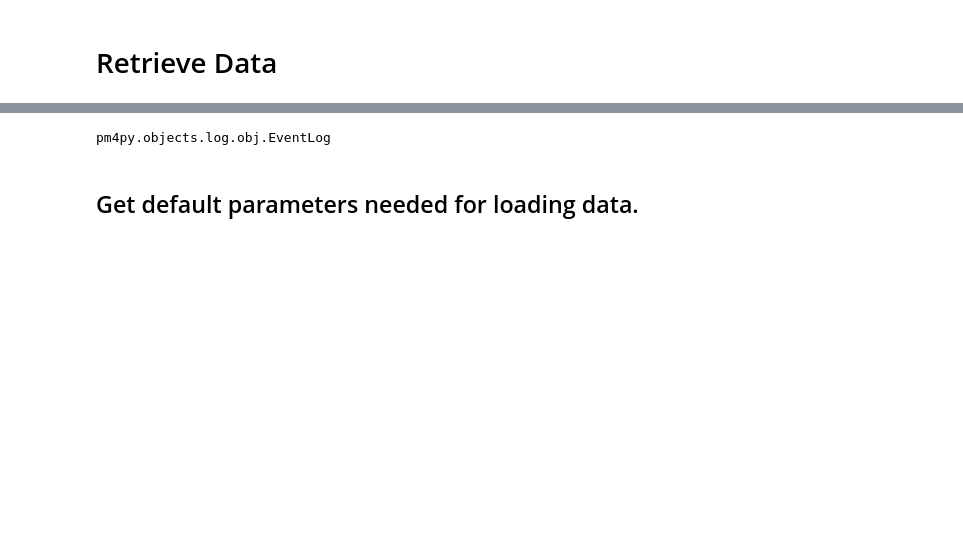
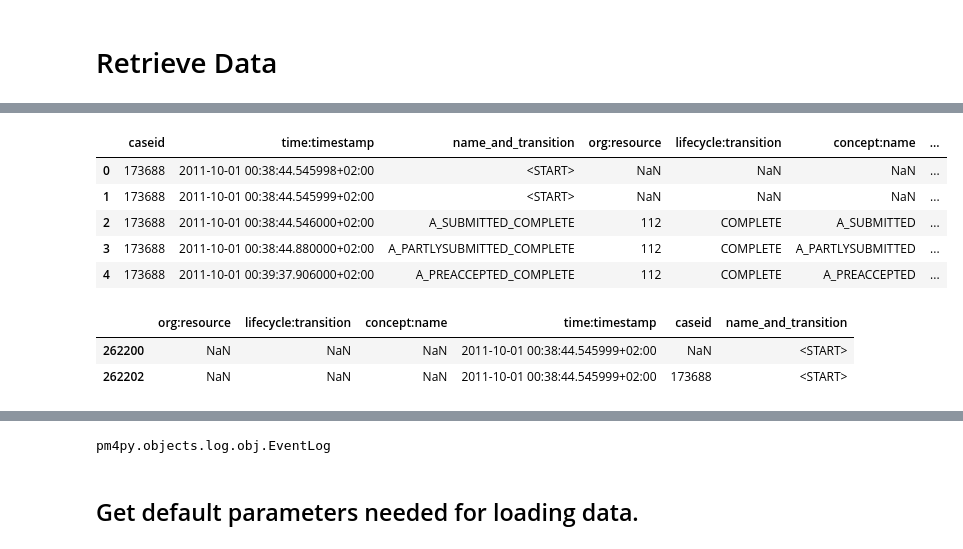
Before and after one commit to ChihchengHsieh/Apply-LINDA-BN-on-predicting-next-event, a Jupyter notebook: DataProcessing.ipynb, the cells around one changed output, grey strips where cells are left out. Drawn from its saved outputs; the diff is of its cells as text; code cells hidden in the pictures; blank space fills up the shorter version.

Commit message:
making our own data loader.

```diff
--- a/DataProcessing.ipynb
+++ b/DataProcessing.ipynb
@@ -17,2 +29,3 @@ df  = pd.DataFrame(flattern_log)
 # %%
 df[df["caseid"] == "173688"].sort_values("time:timestamp")
+df["name_and_transition"] =  df ["concept:name"] + "_" + df["lifecycle:transition"]
@@ -36,0 +49,6 @@ df[df["caseid"] == "173688"].sort_values("time:timestamp")
+# %%
+for caseid, group in df.groupby(by="caseid"):
+    print("case id: {}".format(caseid))
+    c = caseid
+    g = group
+    raise InterruptedError
@@ -36,0 +145,15 @@ df[df["caseid"] == "173688"].sort_values("time:timestamp")
+# %%
+## We can drop other columns before this.
+df = df[['time:timestamp', 'name_and_transition']]
+## create another df will be faster? A: yes
+newData = list()
+for case, group in df.groupby('caseid'):
+    group.sort_values("time:timestamp", ascending= True, inplace=True)
+    strating_time =  group.iloc[0]["time:timestamp"]- timedelta(microseconds=1)
+    ending_time = group.iloc[-1]["time:timestamp"]+ timedelta(microseconds=1)
+    traces = group.to_dict('record')
+    traces.insert(0, {"caseid": case, "time:timestamp": strating_time, "name_and_transition": "<START>"})
+    traces.append({"caseid": case, "time:timestamp": ending_time, "name_and_transition": "<END>"})
+    newData.extend(traces)
+# %%
+newDf = pd.DataFrame(newData)
@@ -36,0 +179,15 @@ df[df["caseid"] == "173688"].sort_values("time:timestamp")
+# %%
+newDf.head(5)
+# %% [output]
+|  | caseid | time:timestamp | name_and_transition | org:resource | lifecycle:transition | concept:name | ... |
+| 0 | 173688 | 2011-10-01 00:38:44.545998+02:00 | <START> | NaN | NaN | NaN | ... |
+| 1 | 173688 | 2011-10-01 00:38:44.545999+02:00 | <START> | NaN | NaN | NaN | ... |
+| 2 | 173688 | 2011-10-01 00:38:44.546000+02:00 | A_SUBMITTED_COMPLETE | 112 | COMPLETE | A_SUBMITTED | ... |
+| 3 | 173688 | 2011-10-01 00:38:44.880000+02:00 | A_PARTLYSUBMITTED_COMPLETE | 112 | COMPLETE | A_PARTLYSUBMITTED | ... |
+| 4 | 173688 | 2011-10-01 00:39:37.906000+02:00 | A_PREACCEPTED_COMPLETE | 112 | COMPLETE | A_PREACCEPTED | ... |
+# %%
+df[df['name_and_transition'] == '<START>']
+# %% [output]
+|  | org:resource | lifecycle:transition | concept:name | time:timestamp | caseid | name_and_transition |
+| 262200 | NaN | NaN | NaN | 2011-10-01 00:38:44.545999+02:00 | NaN | <START> |
+| 262202 | NaN | NaN | NaN | 2011-10-01 00:38:44.545999+02:00 | 173688 | <START> |
```
Also changed, not shown: parts of 39 cells of this notebook.
